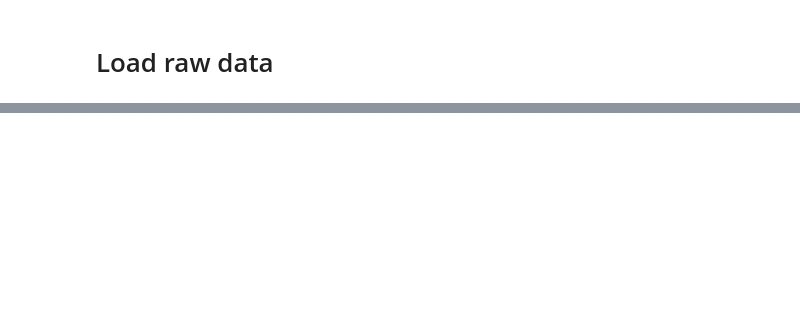
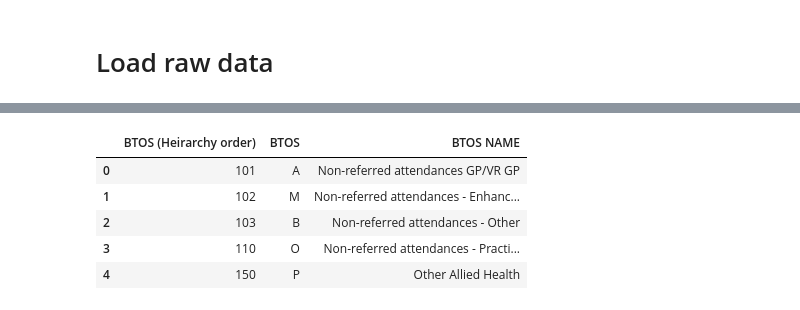
Before and after one commit to samuelefiorini/tangle, a Jupyter notebook: notebooks/make_xy.ipynb, the cells around one changed output, grey strips where cells are left out. Cells and saved outputs as stored; diff of their text form; code cells hidden in the pictures; blank space fills up the shorter version.

```diff
--- a/notebooks/make_xy.ipynb
+++ b/notebooks/make_xy.ipynb
@@ -38,0 +128,10 @@ print(len(neg_id), 'negative samples')
+# %%
+btos = pd.read_csv('../mbspbs10pc/data/btos_details.csv', header=0)
+btos.head()
+# %% [output]
+|  | BTOS (Heirarchy order) | BTOS | BTOS NAME |
+| 0 | 101 | A | Non-referred attendances GP/VR GP |
+| 1 | 102 | M | Non-referred attendances - Enhanc... |
+| 2 | 103 | B | Non-referred attendances - Other |
+| 3 | 110 | O | Non-referred attendances - Practi... |
+| 4 | 150 | P | Other Allied Health |
```
Also changed, not shown: parts of 18 cells of this notebook, 4 other files.
